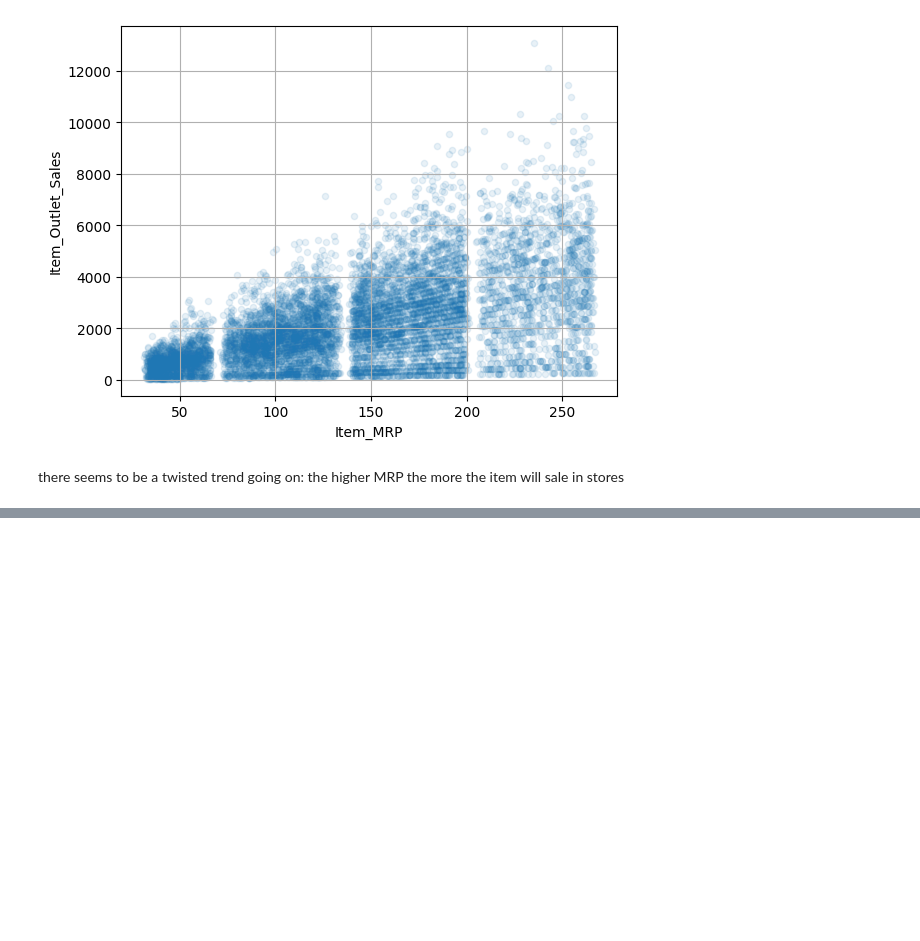
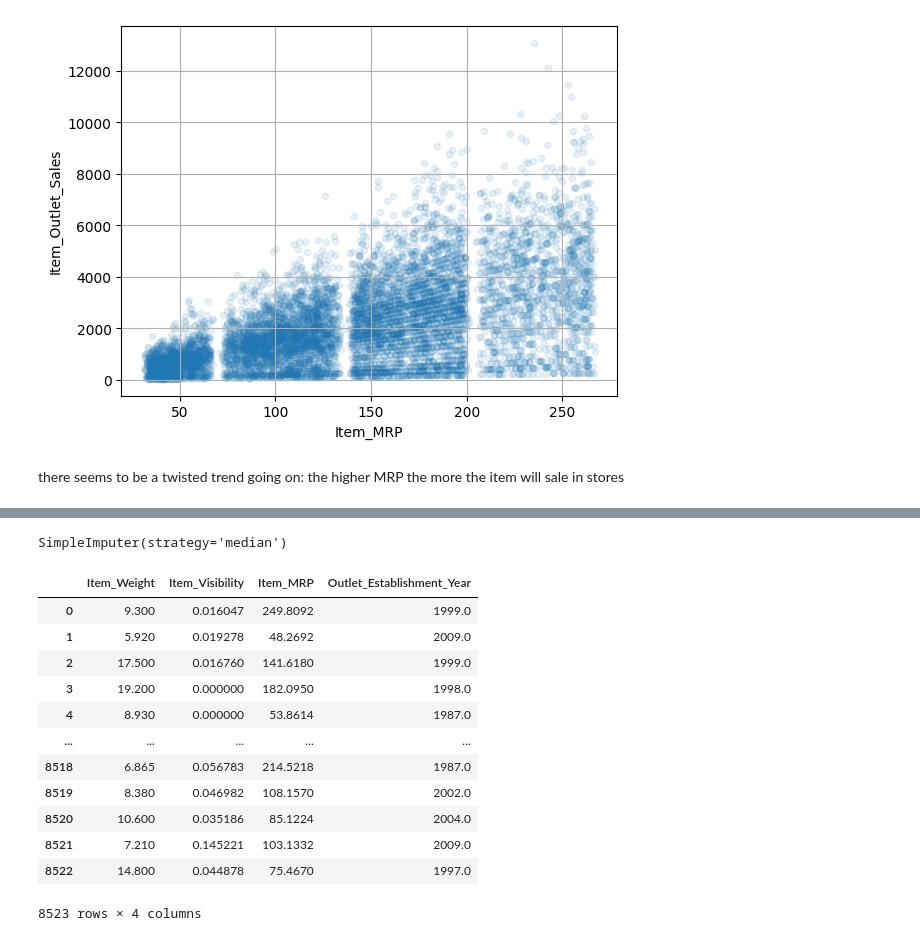
Before and after one commit to taniabuzykina/store-sales-prediction, a Jupyter notebook: code/data_exploration.ipynb, the cells around one changed output, grey strips where cells are left out. Cells and saved outputs as stored; diff of their text form; code cells hidden in the pictures; blank space fills up the shorter version.

```diff
--- a/code/data_exploration.ipynb
+++ b/code/data_exploration.ipynb
@@ -213,0 +235,8 @@ there seems to be a twisted trend going on: the higher MRP the more the item wil
+# %%
+sales_x = sales.drop("Item_Outlet_Sales", axis=1)
+sales_labels = sales['Item_Outlet_Sales'].copy()
+# %%
+from sklearn.impute import SimpleImputer
+import numpy as np
+imputer_median = SimpleImputer(strategy = "median")
+imputer_freq = SimpleImputer(strategy = "most_frequent")
@@ -213,0 +264,26 @@ there seems to be a twisted trend going on: the higher MRP the more the item wil
+# %%
+# replacing Null values - with median for Item_Weight and with most frequent for Outlet_size
+
+sales_num = sales_x.select_dtypes(include=[np.number])
+imputer_median.fit(sales_num)
+# %% [output]
+SimpleImputer(strategy='median')
+# %%
+X = imputer_median.transform(sales_num)
+# %%
+sales_tr = pd.DataFrame(X, columns=sales_num.columns, index=sales_num.index)
+sales_tr
+# %% [output]
+|  | Item_Weight | Item_Visibility | Item_MRP | Outlet_Establishment_Year |
+| 0 | 9.300 | 0.016047 | 249.8092 | 1999.0 |
+| 1 | 5.920 | 0.019278 | 48.2692 | 2009.0 |
+| 2 | 17.500 | 0.016760 | 141.6180 | 1999.0 |
+| 3 | 19.200 | 0.000000 | 182.0950 | 1998.0 |
+| 4 | 8.930 | 0.000000 | 53.8614 | 1987.0 |
+| ... | ... | ... | ... | ... |
+| 8518 | 6.865 | 0.056783 | 214.5218 | 1987.0 |
+| 8519 | 8.380 | 0.046982 | 108.1570 | 2002.0 |
+| 8520 | 10.600 | 0.035186 | 85.1224 | 2004.0 |
+| 8521 | 7.210 | 0.145221 | 103.1332 | 2009.0 |
+| 8522 | 14.800 | 0.044878 | 75.4670 | 1997.0 |
+8523 rows × 4 columns
```
Also changed, not shown: parts of 16 cells of this notebook.
